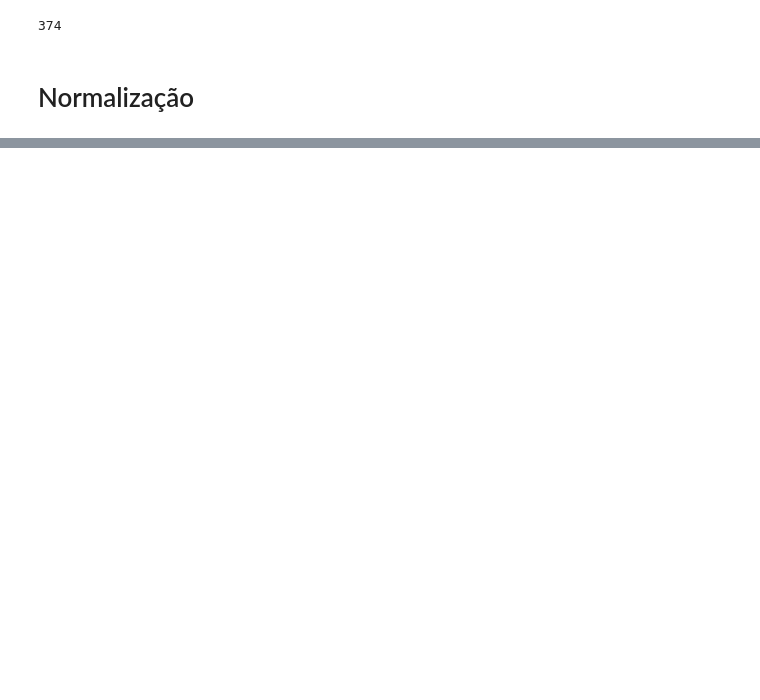
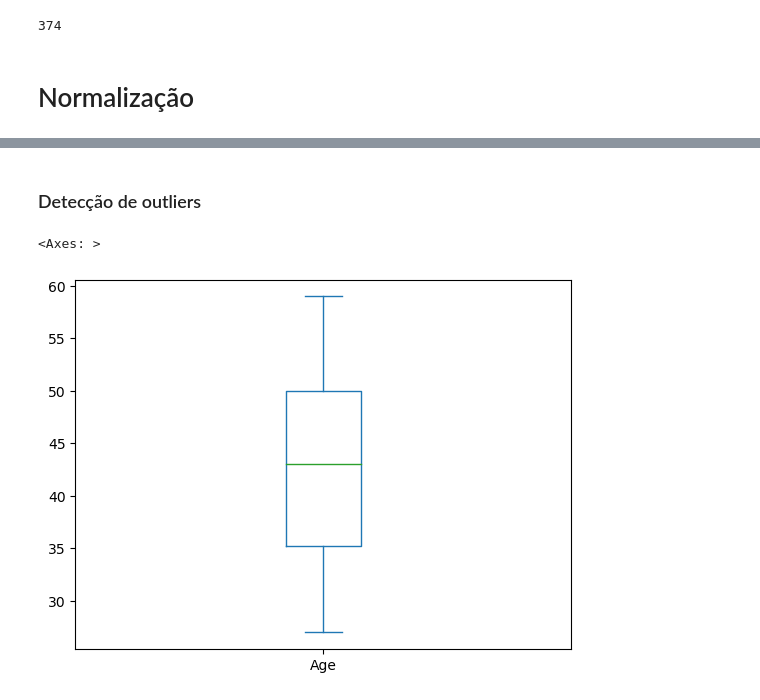
Before and after one commit to FrederickAlmeida/Data-Science-Project, a Jupyter notebook: exploratory_analysis.ipynb, the cells around one changed output, grey strips where cells are left out. Cells and saved outputs as stored; diff of their text form; code cells hidden in the pictures; blank space fills up the shorter version.

```diff
--- a/exploratory_analysis.ipynb
+++ b/exploratory_analysis.ipynb
@@ -203,0 +221,9 @@ Nesse caso, `Daily Steps` estaria dominando o cálculo, precisamos normalizar a
+# %%
+normalized_dataset["Age Norm"] = ((normalized_dataset["Age"] - normalized_dataset["Age"].mean()) / normalized_dataset["Age"].std())
+normalized_dataset["Sleep Norm"] = ((normalized_dataset["Sleep Duration"] - normalized_dataset["Sleep Duration"].mean()) / normalized_dataset["Sleep Duration"].std())
+normalized_dataset["Quality Norm"] = ((normalized_dataset["Quality of Sleep"] - normalized_dataset["Quality of Sleep"].mean()) / normalized_dataset["Quality of Sleep"].std())
+normalized_dataset["Physical Norm"] = ((normalized_dataset["Physical Activity Level"] - normalized_dataset["Physical Activity Level"].mean()) / normalized_dataset["Physical Activity Level"].std())
+normalized_dataset["Stress Norm"] = ((normalized_dataset["Stress Level"] - normalized_dataset["Stress Level"].mean()) / normalized_dataset["Stress Level"].std())
+normalized_dataset["Heart Norm"] = ((normalized_dataset["Heart Rate"] - normalized_dataset["Heart Rate"].mean()) / normalized_dataset["Heart Rate"].std())
+normalized_dataset["Steps Norm"] = ((normalized_dataset["Daily Steps"] - normalized_dataset["Daily Steps"].mean()) / normalized_dataset["Daily Steps"].std())
+normalized_dataset.head(10)
@@ -203,0 +256,3 @@ Nesse caso, `Daily Steps` estaria dominando o cálculo, precisamos normalizar a
+# %%
+discretized_dataset = normalized_dataset.copy(deep=True)
+discretized_dataset.head(10)
@@ -203,0 +271,3 @@ Nesse caso, `Daily Steps` estaria dominando o cálculo, precisamos normalizar a
+# %%
+discretized_dataset["Sleep Discretized"] = pd.cut(discretized_dataset["Sleep Duration"], 10)
+discretized_dataset.head(10)
@@ -203,0 +302,7 @@ Nesse caso, `Daily Steps` estaria dominando o cálculo, precisamos normalizar a
+# %% [markdown]
+### Detecção de outliers
+# %%
+discretized_dataset["Age"].plot.box()
+# %% [output]
+<Axes: >
+[figure, added]
```
Also changed, not shown: parts of 27 cells of this notebook.
